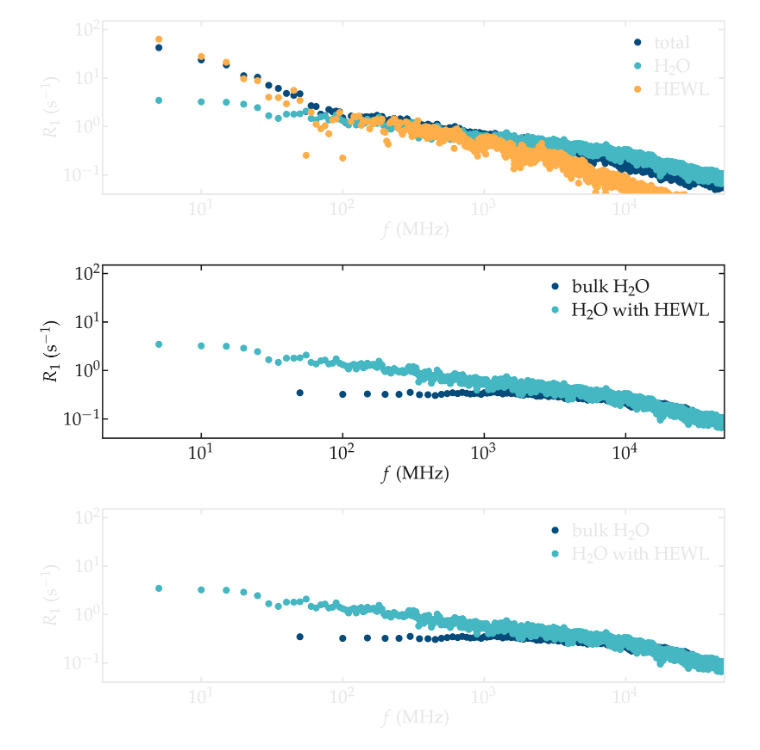
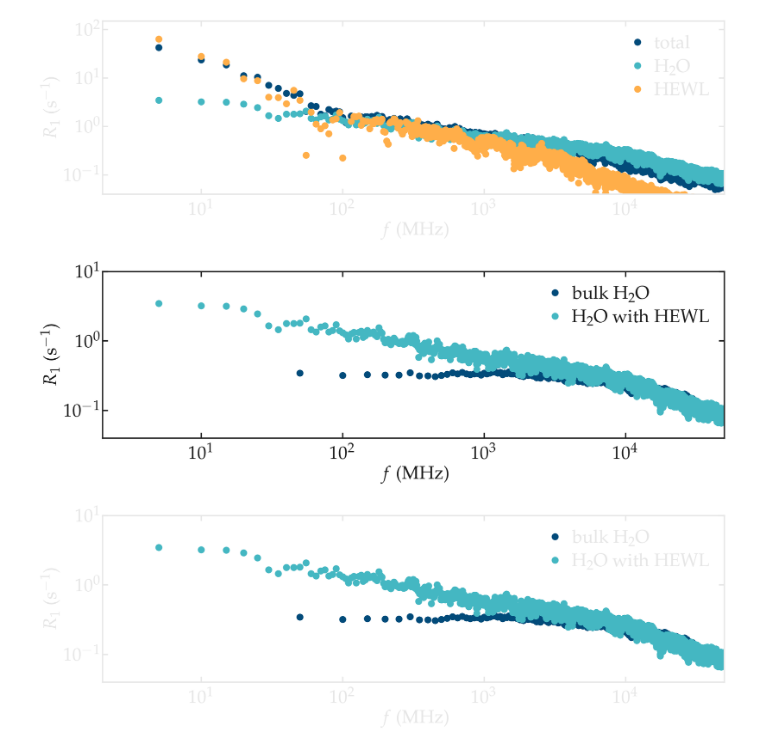
Before and after one commit to simongravelle/nmrformd, a Jupyter notebook: examples/illustrations/lysozyme-in-water.ipynb, the cells around one changed output. Cells and saved outputs as stored; diff of their text form; code cells hidden in the pictures.

```diff
--- a/examples/illustrations/lysozyme-in-water.ipynb
+++ b/examples/illustrations/lysozyme-in-water.ipynb
@@ -91,23 +91,23 @@ t_bulk, f_bulk, gij_bulk, R1_inter_bulk, R2_inter_bulk = read_dic("bulk-water-ti
 # %%
 filename = "R1_spectra_water"
 for mode, mygray in zip(['light', 'dark'], [colors["mylightgray"], colors["mydarkgray"]]):
     fig = plt.figure(figsize=(18,6))
     ax, n, l_tot, c_tot = [], 0, 1, 1
     n += 1
     ax.append(plt.subplot(l_tot, c_tot, n))
 
     ax[-1].loglog(f_bulk, R1_intra_bulk+R1_inter_bulk, 'o', color=colors["mydarkblue"],
                  markersize = 12, linewidth=4, label=r'bulk H$_2$O')
 
     ax[-1].loglog(f, all_R1[all_name == "full_H2O"][0], 'o', color=colors["mycyan"],
                  markersize = 12, linewidth=4, label=r'H$_2$O with HEWL')
 
     #ax[-1].loglog(f, R1_H2O + R1_HEWL, '.', color=colors["mygray"],
     #             markersize = 12, linewidth=4, label=r'sum')
     complete_panel(ax[-1], r'$f$ (MHz)', r'$R_1$ (s$^{-1}$)', legend=True, axis_color=mygray, xpad=15)
-    set_boundaries(plt, x_boundaries=(2, 5e4), y_boundaries=(4e-2, 150)) # x_ticks=np.arange(-1, 0.2, 0.2)
+    set_boundaries(plt, x_boundaries=(2, 5e4), y_boundaries=(4e-2, 10)) # x_ticks=np.arange(-1, 0.2, 0.2)
     # add_subplotlabels(fig, ax, ["a", "b"], color=mygray)
     save_figure(plt, fig, mode, git_path, path_figures, filename)
 # %% [output]
-[figure, old version]
+[figure, new version]
-[figure, old version]
+[figure, new version]
```
Also changed, not shown: 3 other files.
